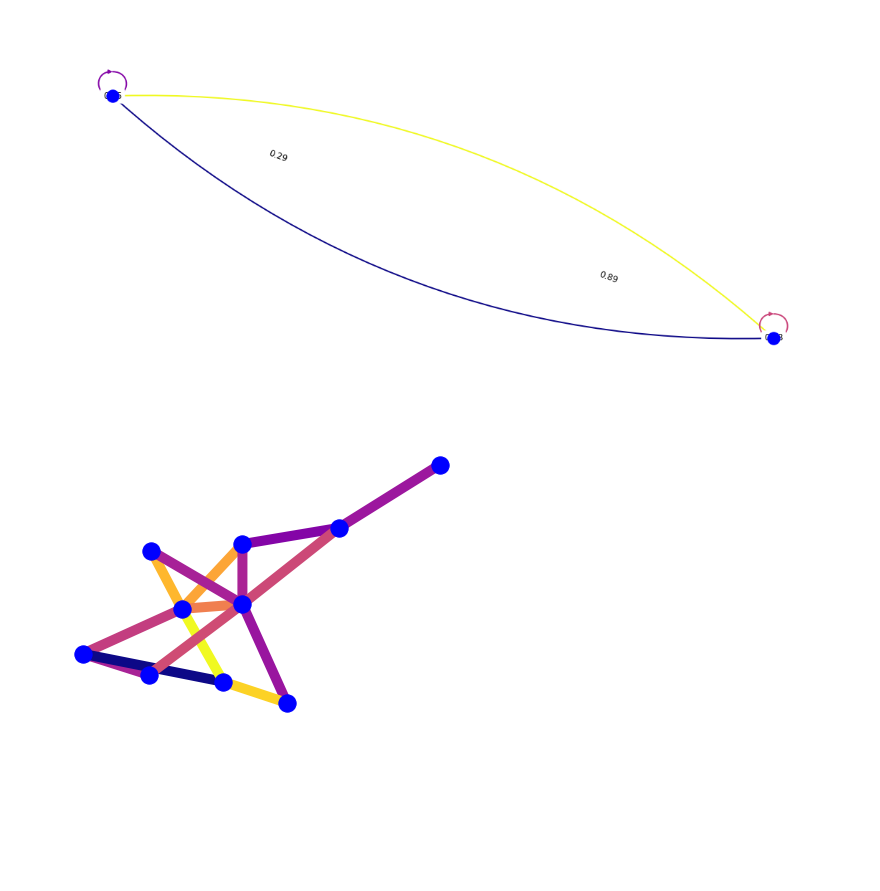
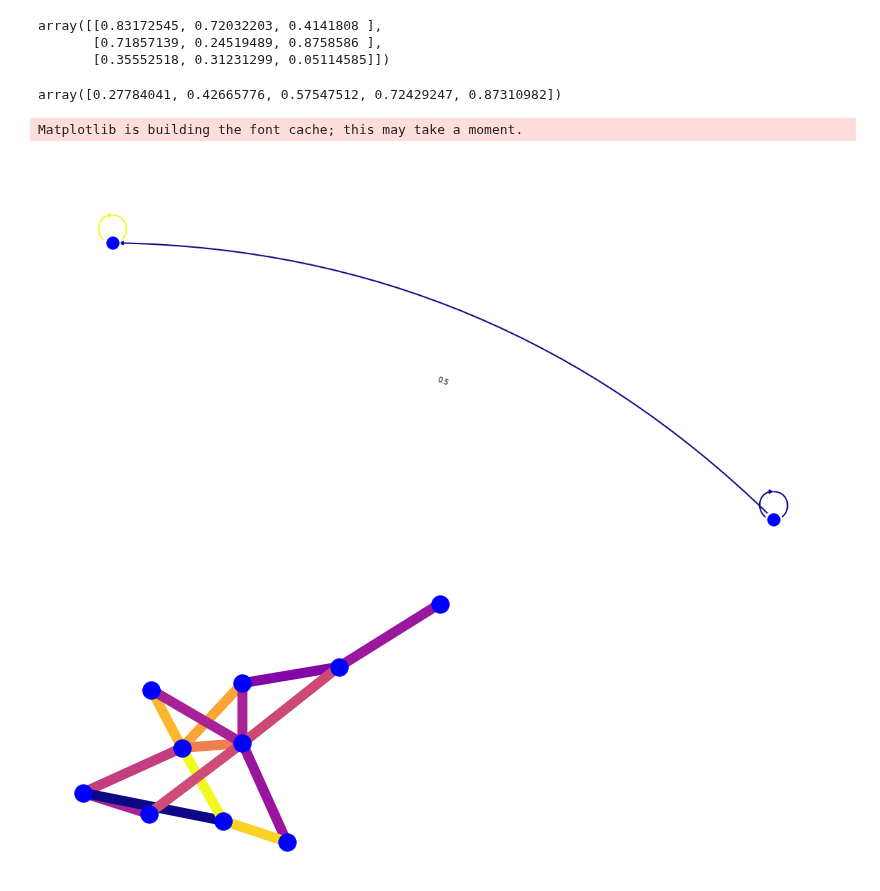
Before and after one commit to hsteinshiromoto/blog, a Jupyter notebook: notebooks/plot_digraph/plot_digraph.ipynb, the cells around one changed output. Saved outputs shown, nothing was run; the diff lists cells and outputs as text; code cells hidden in the pictures; blank space fills up the shorter version.

```diff
--- a/notebooks/plot_digraph/plot_digraph.ipynb
+++ b/notebooks/plot_digraph/plot_digraph.ipynb
@@ -5,13 +6,11 @@ n_nodes = 2
 nodes = list(range(n_nodes))
 M = np.random.rand(n_nodes, n_nodes)
 # %%
-def make_graph(nodes: list, M: np.ndarray, G: nx.MultiDiGraph()=nx.MultiDiGraph()):
-    edge_labels = {}
+def make_graph(nodes: list, M: np.ndarray, G: nx.DiGraph()=nx.DiGraph()):
     G.add_nodes_from(range(M.shape[0]))
     for i, origin_node in enumerate(nodes):
         for j, destination_node in enumerate(nodes):
             if M[i, j] != 0:
                 G.add_edge(origin_node, destination_node, weight=M[i, j], label=f"{M[i, j]:0.02f}")
 
-            edge_labels[(origin_node, destination_node)] = f"{M[i, j]:0.02f}"
-    return G, edge_labels
+    return G
@@ -28,20 +65,30 @@ nx.get_edge_attributes(G, 'label')
+# %%
+M
+# %% [output]
+array([[0.83172545, 0.72032203, 0.4141808 ],
+       [0.71857139, 0.24519489, 0.8758586 ],
+       [0.35552518, 0.31231299, 0.05114585]])
+# %%
+bin_edges
+# %% [output]
+array([0.27784041, 0.42665776, 0.57547512, 0.72429247, 0.87310982])
 # %%
 import matplotlib as mpl
 import matplotlib.pyplot as plt
 import networkx as nx
 
 fig, ax = plt.subplots(figsize=(20, 10))
 seed = 13648  # Seed random number generators for reproducibility
 pos = nx.spring_layout(G, seed=seed)
 
 edges, weights = zip(*nx.get_edge_attributes(G,'weight').items())
 nx.draw(G, pos, node_color='b', edgelist=edges, edge_color=weights, width=2.0, edge_cmap=plt.cm.plasma, connectionstyle='arc3, rad=0.2', ax=ax)
-# nx.draw_networkx_edge_labels(G, pos, edge_labels=edge_labels, font_size=12, font_color='k', label_pos=0.75, ax=ax)
-nx.draw_networkx_edge_labels(G, pos, edge_labels=G.edges)
+nx.draw_networkx_edge_labels(G, pos, edge_labels=nx.get_edge_attributes(G, 'weight'))
 
 plt.show()
 # %% [output]
+Matplotlib is building the font cache; this may take a moment.
-[figure, old version]
+[figure, new version]
 # %%
 # Src: https://stackoverflow.com/questions/22967086/colouring-edges-by-weight-in-networkx
 
```
Also changed, not shown: parts of 6 cells of this notebook.
